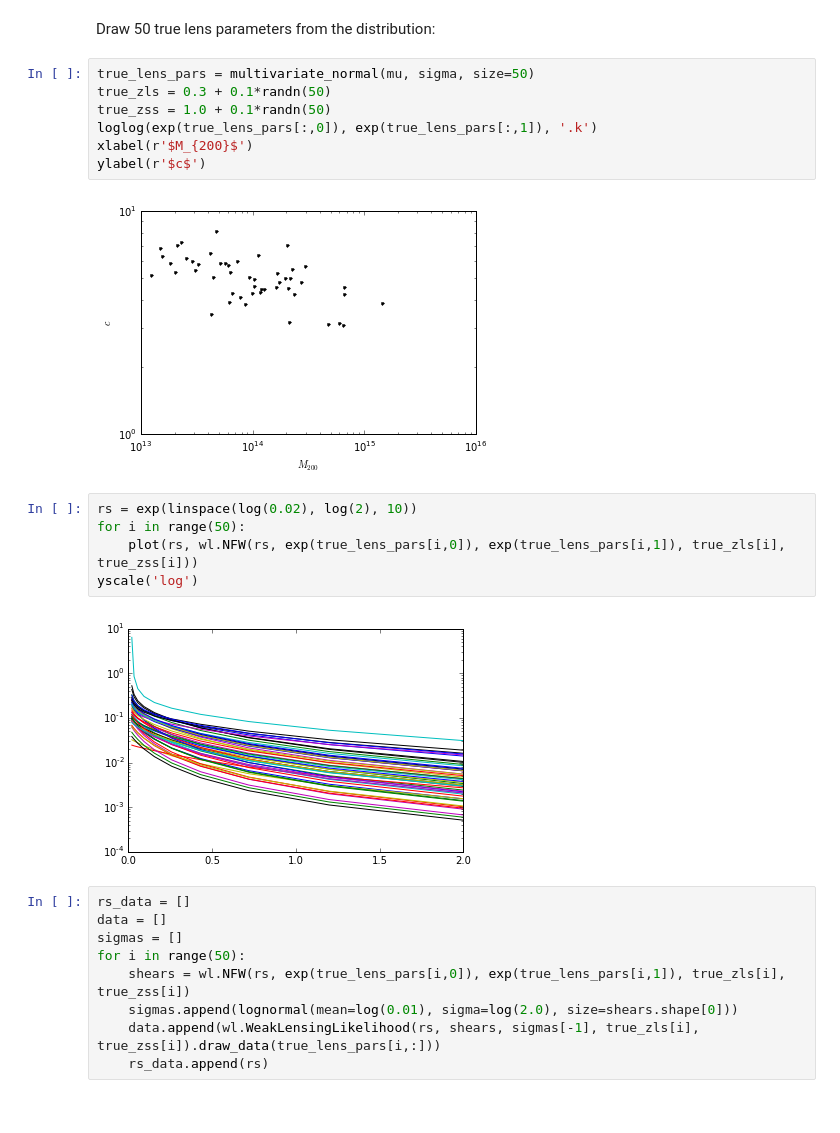
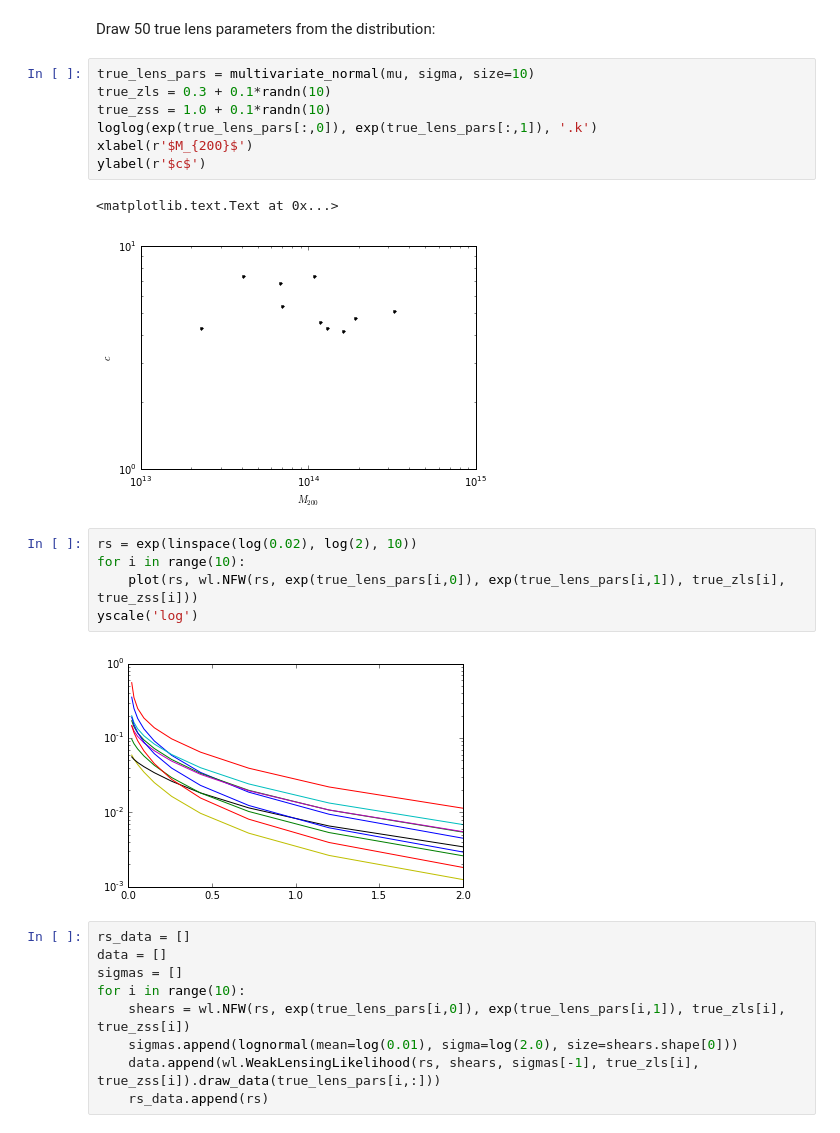
Before and after one commit to farr/HierarchicalLensing, a Jupyter notebook: HierarchicalTest.ipynb, the cells around one changed output. Saved outputs shown, nothing was run; the diff lists cells and outputs as text.

```diff
--- a/HierarchicalTest.ipynb
+++ b/HierarchicalTest.ipynb
@@ -17,26 +24,27 @@ sigma_params = par.cov_parameters(sigma)
 # %% [markdown]
 Draw 50 true lens parameters from the distribution:
 # %%
-true_lens_pars = multivariate_normal(mu, sigma, size=50)
-true_zls = 0.3 + 0.1*randn(50)
-true_zss = 1.0 + 0.1*randn(50)
+true_lens_pars = multivariate_normal(mu, sigma, size=10)
+true_zls = 0.3 + 0.1*randn(10)
+true_zss = 1.0 + 0.1*randn(10)
 loglog(exp(true_lens_pars[:,0]), exp(true_lens_pars[:,1]), '.k')
 xlabel(r'$M_{200}$')
 ylabel(r'$c$')
 # %% [output]
+<matplotlib.text.Text at 0x...>
-[figure, old version]
+[figure, new version]
 # %%
 rs = exp(linspace(log(0.02), log(2), 10))
-for i in range(50):
+for i in range(10):
     plot(rs, wl.NFW(rs, exp(true_lens_pars[i,0]), exp(true_lens_pars[i,1]), true_zls[i], true_zss[i]))
 yscale('log')
 # %% [output]
-[figure, old version]
+[figure, new version]
 # %%
 rs_data = []
 data = []
 sigmas = []
-for i in range(50):
+for i in range(10):
     shears = wl.NFW(rs, exp(true_lens_pars[i,0]), exp(true_lens_pars[i,1]), true_zls[i], true_zss[i])
     sigmas.append(lognormal(mean=log(0.01), sigma=log(2.0), size=shears.shape[0]))
     data.append(wl.WeakLensingLikelihood(rs, shears, sigmas[-1], true_zls[i], true_zss[i]).draw_data(true_lens_pars[i,:]))
```
Also changed, not shown: parts of 5 cells of this notebook, 2 other files.
